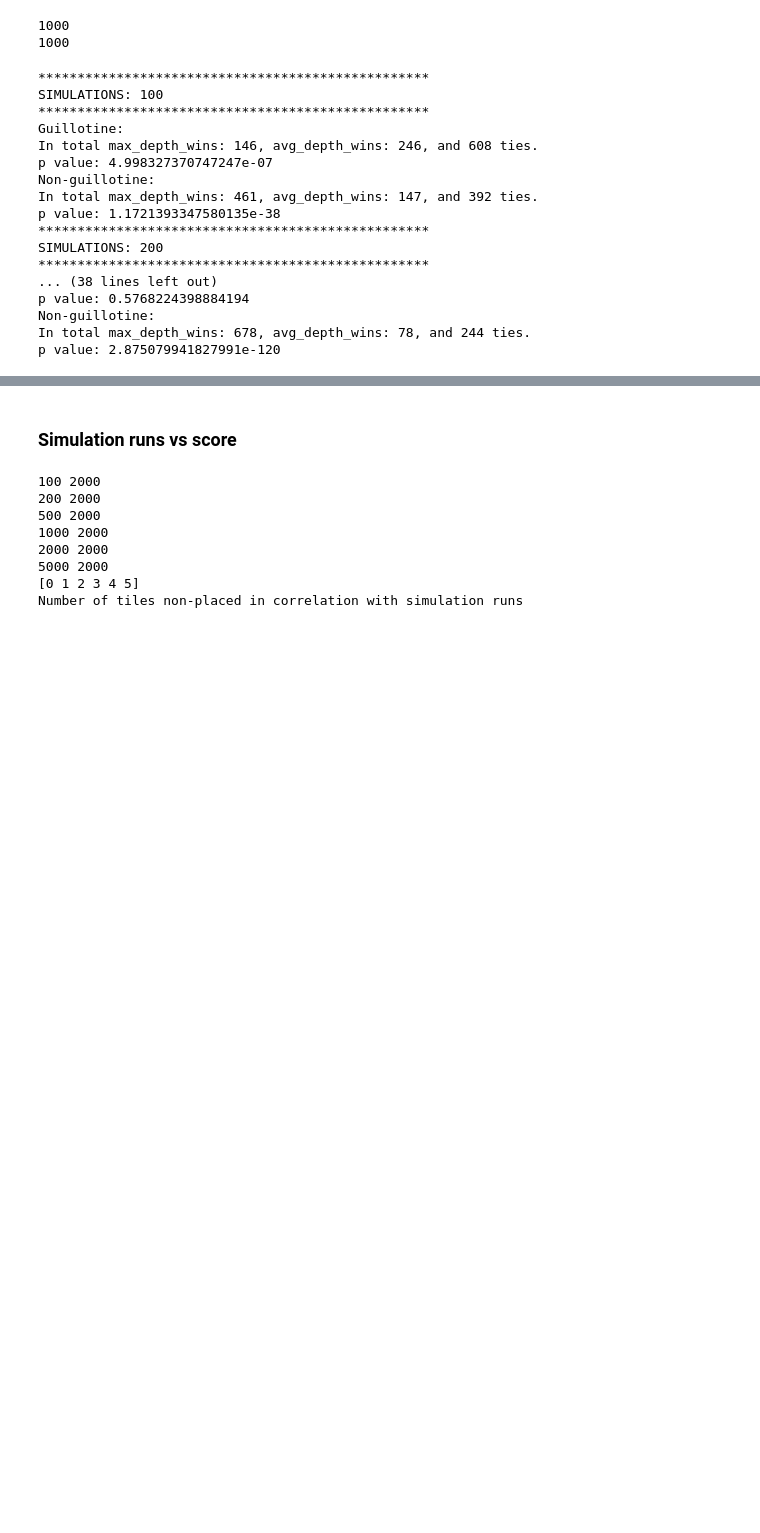
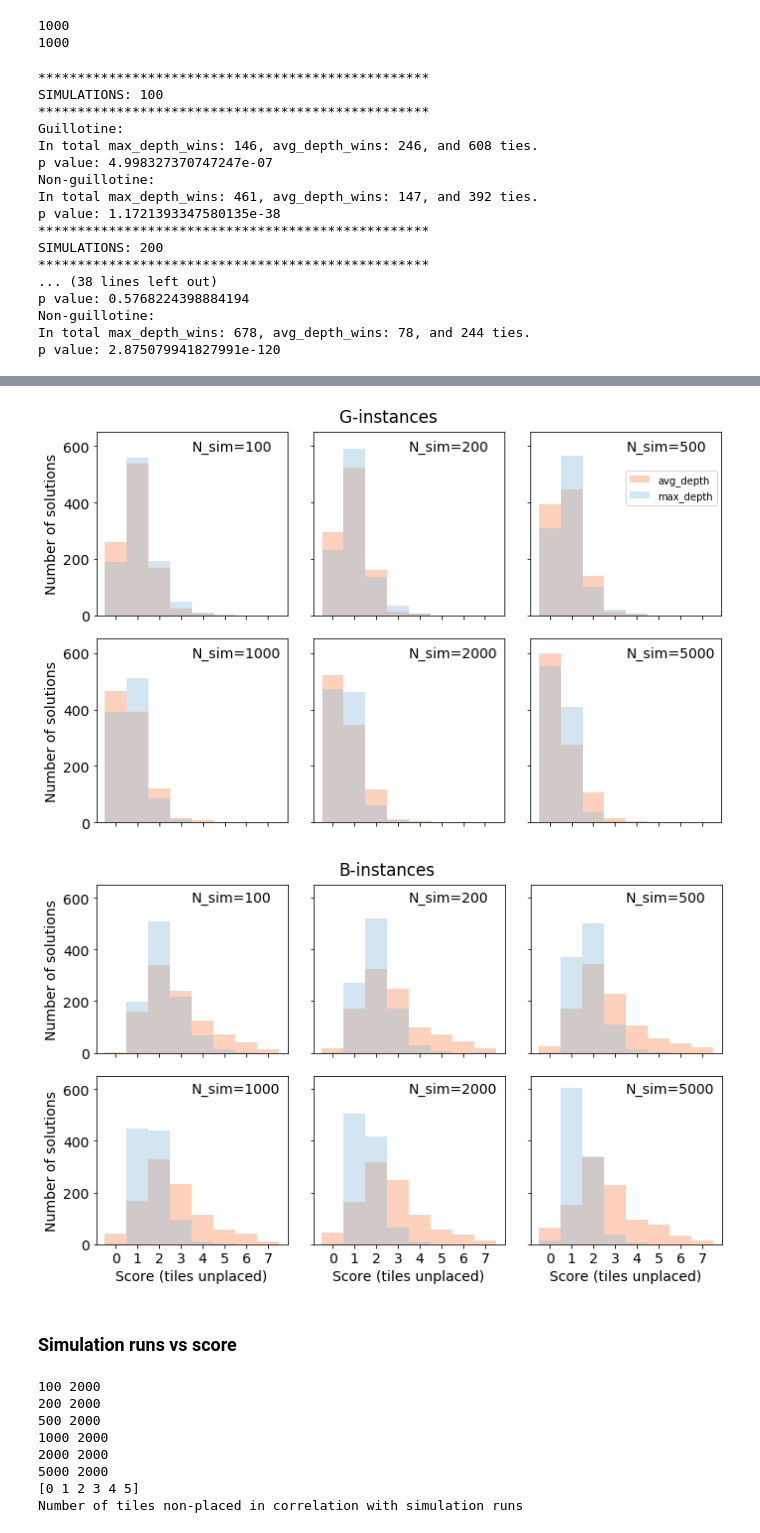
Before and after one commit to igorpejic/visapi, a Jupyter notebook: analsysis.ipynb, the cells around one changed output, grey strips where cells are left out. Drawn from its saved outputs; the diff is of its cells as text; code cells hidden in the pictures; blank space fills up the shorter version.

Commit message:
add maybe prettier graphs

```diff
--- a/analsysis.ipynb
+++ b/analsysis.ipynb
@@ -317,3 +317,64 @@ plt.show()
+# %%
+# scores_df
+#f, axes = plt.subplots(4, 3, figsize=(11, 15))
+titles = {'guillotine': 'G-instances', 'florian': 'B-instances'}
+for problem_type in ['guillotine', 'florian']:
+    f, axes = plt.subplots(2, 3, figsize=(10, 6))
+    plt.suptitle(titles[problem_type], y=1.02)
+    for row in range(0, 2):
+        j = row
+        bins = np.arange(0, 9) - 0.5
+        rows = len(N_SIM) // 2
+
+        for i in range(3):
+            n_sim = N_SIM[(j*3 + i) % 6]
+            common_args = {
+                'score__isnull': False, 'improved_sel': True,
+                'n_simulations': n_sim
+            }
+            if problem_type == 'guillotine':
+                common_args['problem_generator'] = 'guillotine'
+                title = f'G instances (N_sim={n_sim})'
+                avg_depth_scores = Result.objects.filter(problem_id__in=best_problem_ids, strategy='avg_depth', **common_args).values('score')
+                max_depth_scores = Result.objects.filter(problem_id__in=best_problem_ids, strategy='max_depth', **common_args).values('score')
+            else:
+                title = f'B instances (N_sim={n_sim})'
+                common_args['problem_generator'] = 'florian'
+                avg_depth_scores = Result.objects.filter(their_id__in=best_their_ids, strategy='avg_depth', **common_args).values('score')
+                max_depth_scores = Result.objects.filter(their_id__in=best_their_ids, strategy='max_depth', **common_args).values('score')
+
+            sns.distplot(score_to_int(pd.DataFrame.from_records(avg_depth_scores)),
+                         kde=False, color='#fc8d59', label='avg_depth', bins=bins, ax=axes[j][i])
+            sns.distplot(score_to_int(pd.DataFrame.from_records(max_depth_scores)),
+                              kde=False, color='#91bfdb', label='max_depth', bins=bins, ax=axes[j][i])
+
+            axes[j][i].set_ylim(0, 650)
+            axes[j][i].xaxis.set_major_locator(ticker.MultipleLocator(1))
+            axes[j][i].xaxis.set_major_formatter(ticker.ScalarFormatter())
+            # plt.xlim(left=i)
+            title = f'N_sim={n_sim}'
+            axes[j][i].text(.5,.9,title,
+                    horizontalalignment='left',
+                    # verticalalignment='center',
+                    transform=axes[j][i].transAxes)
+
+            if problem_type != 'florian' or j != 1:
+                axes[j][i].set_xticklabels([])
+            else:
+                axes[j][i].set_xlabel('Score (tiles unplaced)')
+            if i == 0:
+                axes[j][i].set_ylabel('Number of solutions')
+            if i > 0:
+                axes[j][i].set_yticklabels([])
+            if j == 0 and i == 2 and problem_type == 'guillotine':
+                axes[j][i].legend(loc=(0.5, 0.6), prop={'size': 10})
+
+    f.tight_layout()
+    # plt.rcParams["figure.figsize"] = (8,5)
+    plt.show()
+# %% [output]
+[figure, added]
+[figure, added]
 # %% [markdown]
 ### Simulation runs vs score
 # %%
```
Also changed, not shown: parts of 2 cells of this notebook.
